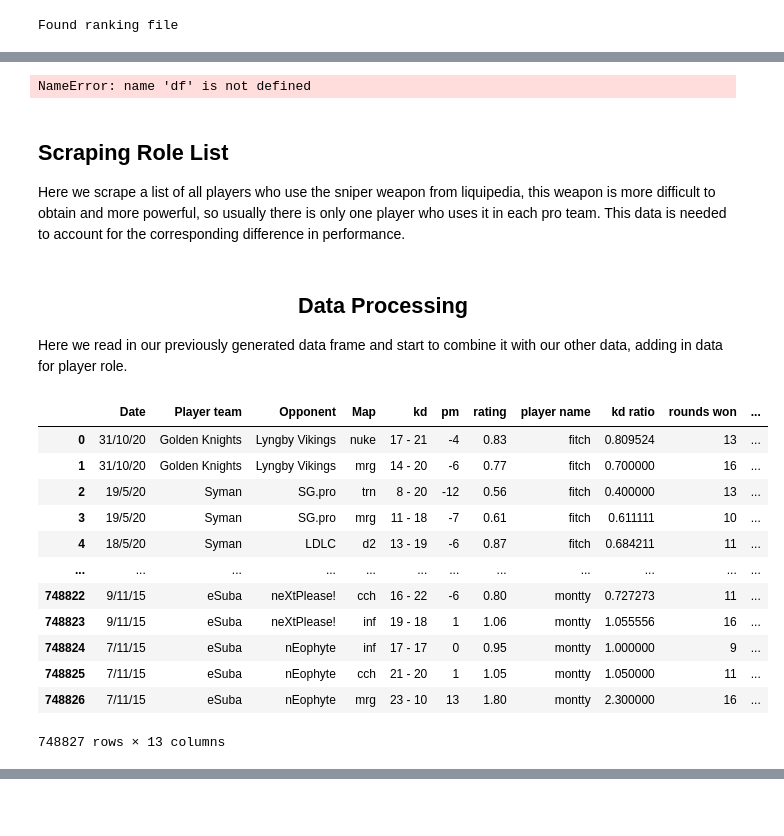
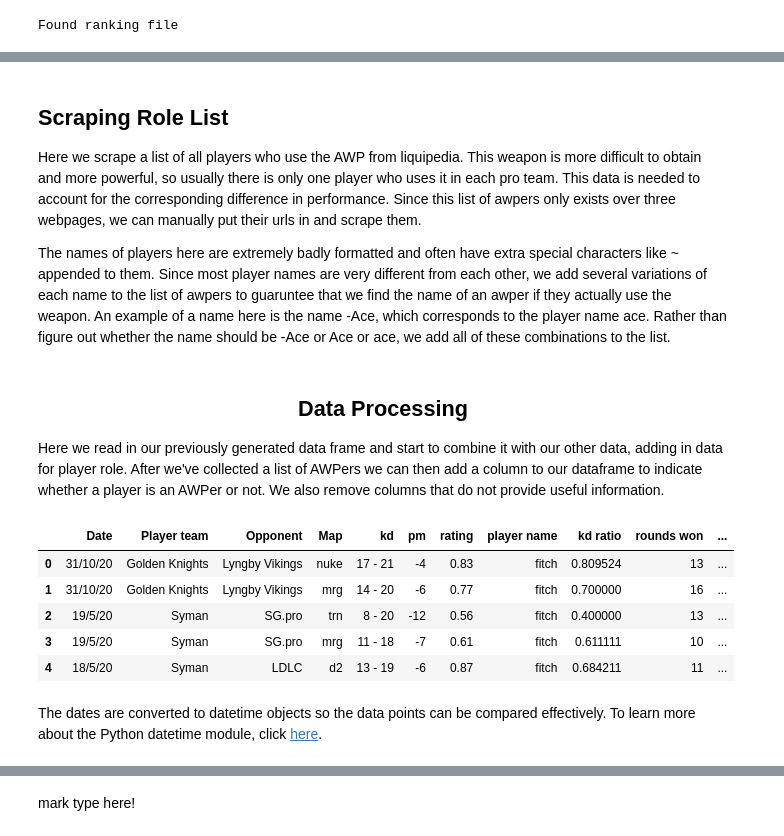
Before and after one commit to condulences/condulences.github.io, a Jupyter notebook: final_sam.ipynb, the cells around one changed output, grey strips where cells are left out. Saved outputs shown, nothing was run; the diff lists cells and outputs as text; code cells hidden in the pictures; blank space fills up the shorter version.

```diff
--- a/final_sam.ipynb
+++ b/final_sam.ipynb
@@ -230,26 +245,8 @@ Here we define a function to lookup a team ranking for a given day. Since the ES
-# %%
-### Function to lookup a team ranking at a specific date
-def lookup_ranking(team, date):
-    match = ""
-    for name in rankings_team_date.keys():
-        if team.lower() in name.lower() or name.lower() in team.lower():
-            match = name
-    d = pd.to_datetime(date,dayfirst=True)
-    try:
-        val = rankings_team_date[match][d.strftime("%y-%m-%d")]
-    except:
-        val = int(np.mean(rankings_team_date[match].values()))
-    return val
-
-### Example of adding in the team ranking for Faze
-sub = df[df["Player team"] == "FaZe"]
-sub["rank"] = sub["Date"].apply(lambda x: lookup_ranking("FaZe", x))
-sub.head()
-# %% [output]
-NameError: name 'df' is not defined
 # %% [markdown]
 ## Scraping Role List
-Here we scrape a list of all players who use the sniper weapon from liquipedia, this weapon is more difficult to obtain and more powerful, so usually there is only one player who uses it in each pro team. This data is needed to account for the corresponding difference in performance.
+Here we scrape a list of all players who use the AWP from liquipedia. This weapon is more difficult to obtain and more powerful, so usually there is only one player who uses it in each pro team. This data is needed to account for the corresponding difference in performance. Since this list of awpers only exists over three webpages, we can manually put their urls in and scrape them.
+
+The names of players here are extremely badly formatted and often have extra special characters like ~ appended to them. Since most player names are very different from each other, we add several variations of each name to the list of awpers to guaruntee that we find the name of an awper if they actually use the weapon.  An example of a name here is the name -Ace, which corresponds to the player name ace.  Rather than figure out whether the name should be -Ace or Ace or ace, we add all of these combinations to the list.
 # %%
 ### Get a list of awpers from liquipedia
 ### Getting awpers
@@ -286,28 +283,21 @@ with open("awpers.json", 'w') as file:
 # %% [markdown]
 ## <center> Data Processing
 
-Here we read in our previously generated data frame and start to combine it with our other data, adding in data for player role.
+Here we read in our previously generated data frame and start to combine it with our other data, adding in data for player role. After we've collected a list of AWPers we can then add a column to our dataframe to indicate whether a player is an AWPer or not. We also remove columns that do not provide useful information.
 # %%
 df = pd.read_csv("all games processed.csv", sep=',')
 with open('awpers.json') as file:
     awpers = json.load(file)
 df= df.drop('Unnamed: 0', axis=1)
 
-# cleaning data and labeling awpers
+# cleaning data and labeling AWPers
 df['rating'] = df['rating'].apply(lambda s: float(s.replace("*", "")))
 df['Awper'] = df['player name'].apply(lambda s: s in awpers)
-df
+df.head()
 # %% [output]
 |  | Date | Player team | Opponent | Map | kd | pm | rating | player name | kd ratio | rounds won | ... |
 | 0 | 31/10/20 | Golden Knights | Lyngby Vikings | nuke | 17 - 21 | -4 | 0.83 | fitch | 0.809524 | 13 | ... |
 | 1 | 31/10/20 | Golden Knights | Lyngby Vikings | mrg | 14 - 20 | -6 | 0.77 | fitch | 0.700000 | 16 | ... |
 | 2 | 19/5/20 | Syman | SG.pro | trn | 8 - 20 | -12 | 0.56 | fitch | 0.400000 | 13 | ... |
 | 3 | 19/5/20 | Syman | SG.pro | mrg | 11 - 18 | -7 | 0.61 | fitch | 0.611111 | 10 | ... |
 | 4 | 18/5/20 | Syman | LDLC | d2 | 13 - 19 | -6 | 0.87 | fitch | 0.684211 | 11 | ... |
-| ... | ... | ... | ... | ... | ... | ... | ... | ... | ... | ... | ... |
-| 748822 | 9/11/15 | eSuba | neXtPlease! | cch | 16 - 22 | -6 | 0.80 | montty | 0.727273 | 11 | ... |
-| 748823 | 9/11/15 | eSuba | neXtPlease! | inf | 19 - 18 | 1 | 1.06 | montty | 1.055556 | 16 | ... |
-| 748824 | 7/11/15 | eSuba | nEophyte | inf | 17 - 17 | 0 | 0.95 | montty | 1.000000 | 9 | ... |
-| 748825 | 7/11/15 | eSuba | nEophyte | cch | 21 - 20 | 1 | 1.05 | montty | 1.050000 | 11 | ... |
-| 748826 | 7/11/15 | eSuba | nEophyte | mrg | 23 - 10 | 13 | 1.80 | montty | 2.300000 | 16 | ... |
-748827 rows × 13 columns
@@ -317,3 +304,5 @@ teams = df['Player team'].unique()
+# %% [markdown]
+The dates are converted to datetime objects so the data points can be compared effectively. To learn more about the Python datetime module, click [here](https://docs.python.org/3/library/datetime.html).
 # %%
 df = df.assign(Date = pd.to_datetime(df['Date']))
 df["round difference"] = (df['rounds won'] - df['rounds lost'])
@@ -325,3 +314,5 @@ df.sort_values('Date').head()
 | 469648 | 2012-01-11 | ALTERNATE aTTaX | CPLAY | trn | 15 - 12 | 3 | 0.96 | krystal | 1.250000 | 16 | ... |
 | 438636 | 2012-01-11 | dotpiXels | CPLAY | mrg | 32 - 13 | 19 | 2.19 | tabsen | 2.461538 | 16 | ... |
 | 485888 | 2012-01-12 | BuyKey | ESC | inf | 26 - 16 | 10 | 1.57 | scream | 1.625000 | 16 | ... |
+# %% [markdown]
+mark type here!
```
Also changed, not shown: parts of 31 cells of this notebook.
